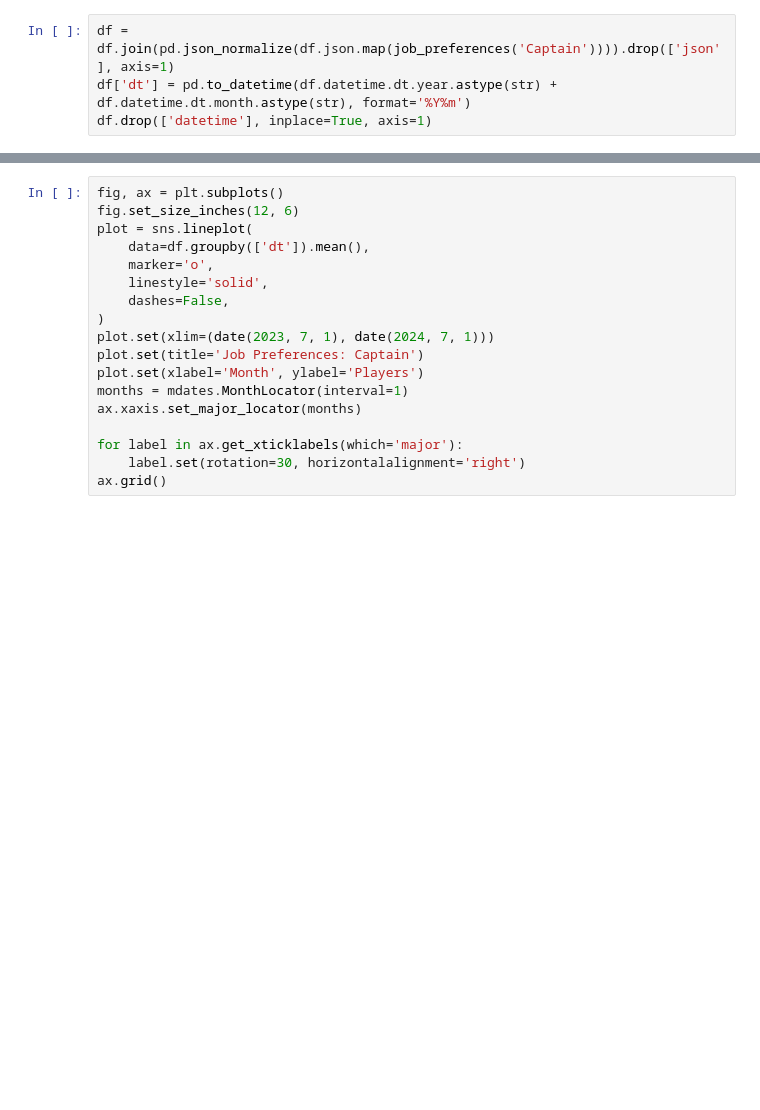
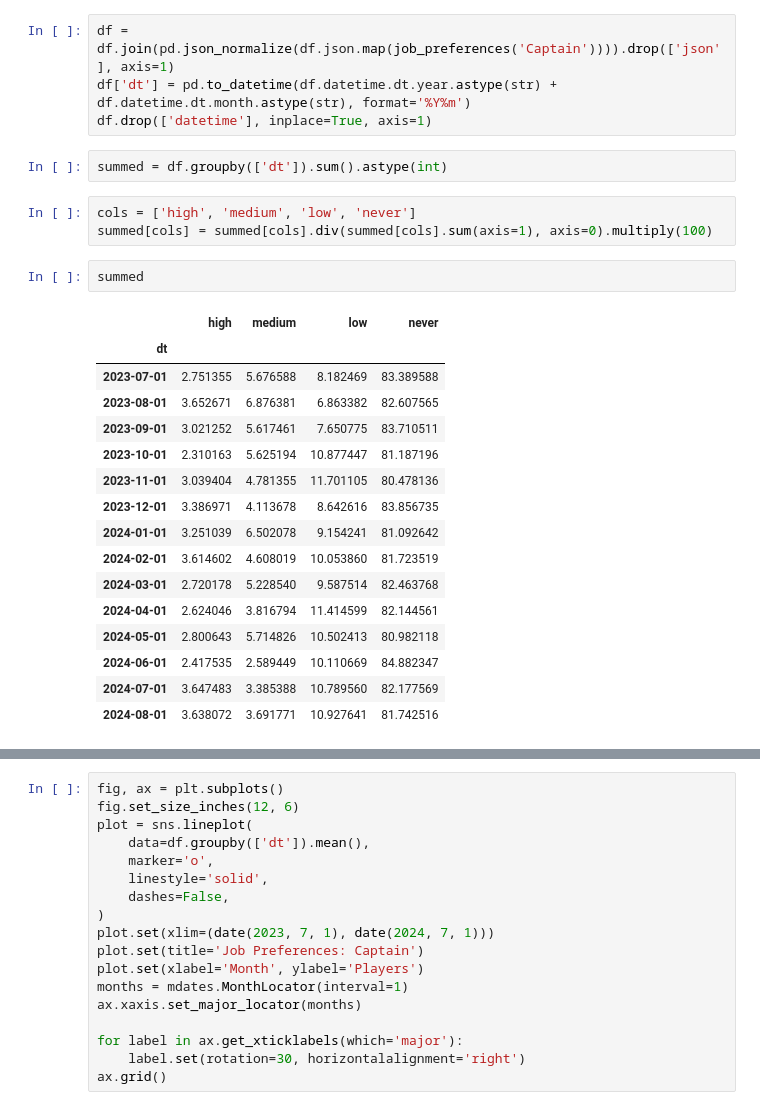
Before and after one commit to warriorstar-orion/ss13_blackbox_tools, a Jupyter notebook: __job_preferences.ipynb, the cells around one changed output, grey strips where cells are left out. Saved outputs shown, nothing was run; the diff lists cells and outputs as text; blank space fills up the shorter version.

```diff
--- a/__job_preferences.ipynb
+++ b/__job_preferences.ipynb
@@ -16,3 +16,27 @@ def job_preferences(jobname):
 df = df.join(pd.json_normalize(df.json.map(job_preferences('Captain')))).drop(['json'], axis=1)
 df['dt'] = pd.to_datetime(df.datetime.dt.year.astype(str) + df.datetime.dt.month.astype(str), format='%Y%m')
 df.drop(['datetime'], inplace=True, axis=1)
+# %%
+summed = df.groupby(['dt']).sum().astype(int)
+# %%
+cols = ['high', 'medium', 'low', 'never']
+summed[cols] = summed[cols].div(summed[cols].sum(axis=1), axis=0).multiply(100)
+# %%
+summed
+# %% [output]
+|  | high | medium | low | never |
+| dt |  |  |  |  |
+| 2023-07-01 | 2.751355 | 5.676588 | 8.182469 | 83.389588 |
+| 2023-08-01 | 3.652671 | 6.876381 | 6.863382 | 82.607565 |
+| 2023-09-01 | 3.021252 | 5.617461 | 7.650775 | 83.710511 |
+| 2023-10-01 | 2.310163 | 5.625194 | 10.877447 | 81.187196 |
+| 2023-11-01 | 3.039404 | 4.781355 | 11.701105 | 80.478136 |
+| 2023-12-01 | 3.386971 | 4.113678 | 8.642616 | 83.856735 |
+| 2024-01-01 | 3.251039 | 6.502078 | 9.154241 | 81.092642 |
+| 2024-02-01 | 3.614602 | 4.608019 | 10.053860 | 81.723519 |
+| 2024-03-01 | 2.720178 | 5.228540 | 9.587514 | 82.463768 |
+| 2024-04-01 | 2.624046 | 3.816794 | 11.414599 | 82.144561 |
+| 2024-05-01 | 2.800643 | 5.714826 | 10.502413 | 80.982118 |
+| 2024-06-01 | 2.417535 | 2.589449 | 10.110669 | 84.882347 |
+| 2024-07-01 | 3.647483 | 3.385388 | 10.789560 | 82.177569 |
+| 2024-08-01 | 3.638072 | 3.691771 | 10.927641 | 81.742516 |
```
Also changed, not shown: parts of 1 cell of this notebook, 6 other files.
